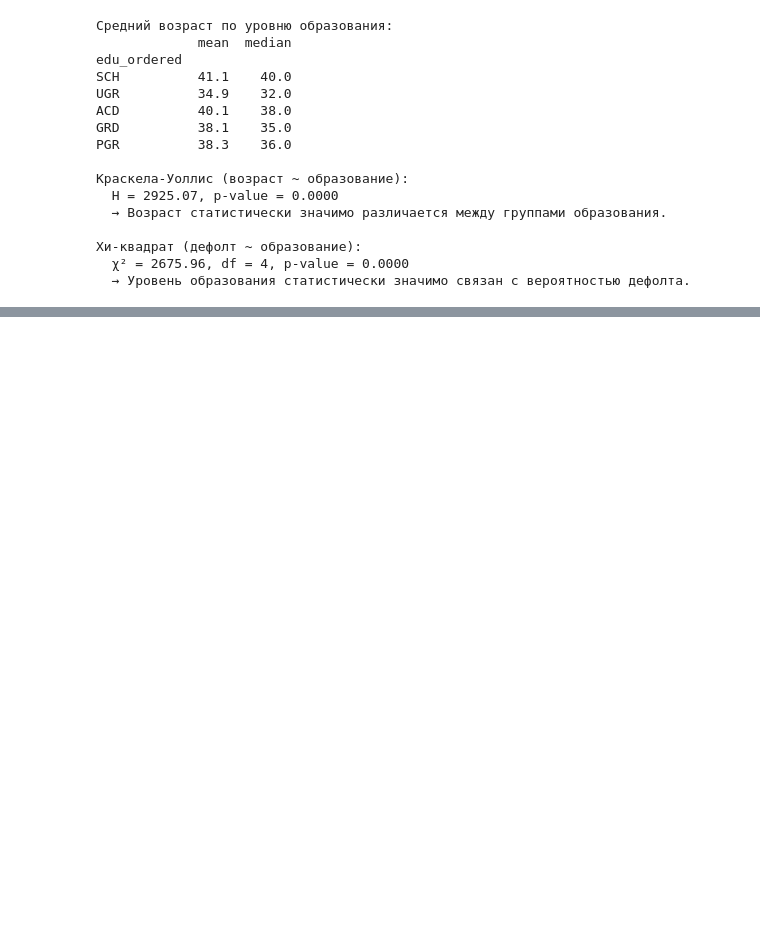
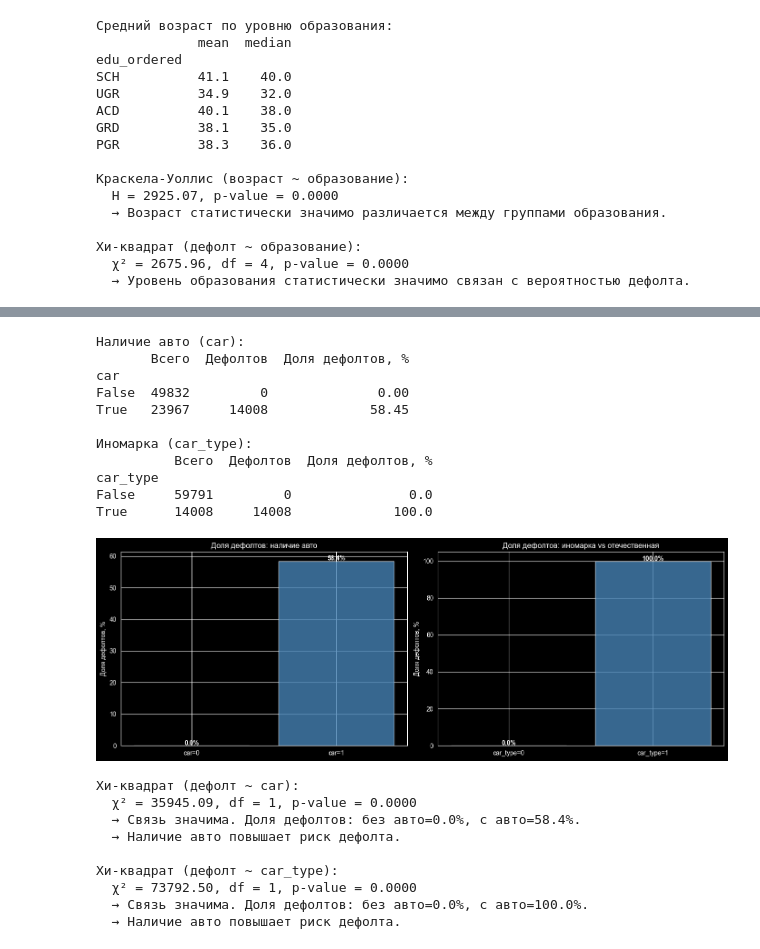
Before and after one commit to yemtsovaanna-alt/WB_DS, a Jupyter notebook: задание_1.ipynb, the cells around one changed output, grey strips where cells are left out. Saved outputs shown, nothing was run; the diff lists cells and outputs as text; code cells hidden in the pictures; blank space fills up the shorter version.

```diff
--- a/задание_1.ipynb
+++ b/задание_1.ipynb
@@ -456,0 +652,67 @@ PGR          38.3    36.0
+# %%
+#6. Наличие авто влияет на вероятность возврата кредита
+
+from scipy import stats
+
+# --- Описательные статистики ---
+for col, label in [('car', 'Наличие авто (car)'), ('car_type', 'Иномарка (car_type)')]:
+    print(f"\n{label}:")
+    tbl = df.groupby(col)['default'].agg(['mean', 'sum', 'count'])
+    tbl.columns = ['Доля дефолтов', 'Дефолтов', 'Всего']
+    tbl['Доля дефолтов, %'] = (tbl['Доля дефолтов'] * 100).round(2)
+    print(tbl[['Всего', 'Дефолтов', 'Доля дефолтов, %']])
+
+# --- Визуализация ---
+fig, axes = plt.subplots(1, 2, figsize=(14, 5))
+
+for ax, col, title in [
+    (axes[0], 'car',      'Доля дефолтов: наличие авто'),
+    (axes[1], 'car_type', 'Доля дефолтов: иномарка vs отечественная'),
+]:
+    rates = df.groupby(col)['default'].mean() * 100
+    colors = ['tomato' if not k else 'steelblue' for k in rates.index]
+    bars = ax.bar([f'{col}=0', f'{col}=1'], rates.values, color=colors, alpha=0.8)
+    ax.set_title(title)
+    ax.set_ylabel('Доля дефолтов, %')
+    for bar, v in zip(bars, rates.values):
+        ax.text(bar.get_x() + bar.get_width() / 2, v + 0.2, f'{v:.1f}%',
+                ha='center', fontweight='bold')
+
+plt.tight_layout()
+plt.show()
+
+# --- Статистический тест: хи-квадрат ---
+for col, label in [('car', 'car'), ('car_type', 'car_type')]:
+    ct = pd.crosstab(df[col], df['default'])
+    chi2, p, dof, _ = stats.chi2_contingency(ct)
+    print(f"\nХи-квадрат (дефолт ~ {label}):")
+    print(f"  χ² = {chi2:.2f}, df = {dof}, p-value = {p:.4f}")
+    r0 = df[df[col] == False]['default'].mean() * 100
+    r1 = df[df[col] == True]['default'].mean() * 100
+    if p < 0.05:
+        print(f"  → Связь значима. Доля дефолтов: без авто={r0:.1f}%, с авто={r1:.1f}%.")
+        print(f"  → {'Наличие авто снижает' if r1 < r0 else 'Наличие авто повышает'} риск дефолта.")
+    else:
+        print(f"  → Значимой связи не обнаружено. Гипотеза НЕ подтверждается.")
+# %% [output]
+Наличие авто (car):
+       Всего  Дефолтов  Доля дефолтов, %
+car
+False  49832         0              0.00
+True   23967     14008             58.45
+
+Иномарка (car_type):
+          Всего  Дефолтов  Доля дефолтов, %
+car_type
+False     59791         0               0.0
+True      14008     14008             100.0
+[figure, added]
+Хи-квадрат (дефолт ~ car):
+  χ² = 35945.09, df = 1, p-value = 0.0000
+  → Связь значима. Доля дефолтов: без авто=0.0%, с авто=58.4%.
+  → Наличие авто повышает риск дефолта.
+
+Хи-квадрат (дефолт ~ car_type):
+  χ² = 73792.50, df = 1, p-value = 0.0000
+  → Связь значима. Доля дефолтов: без авто=0.0%, с авто=100.0%.
+  → Наличие авто повышает риск дефолта.
```
Also changed, not shown: parts of 5 cells of this notebook, 3 other files.
